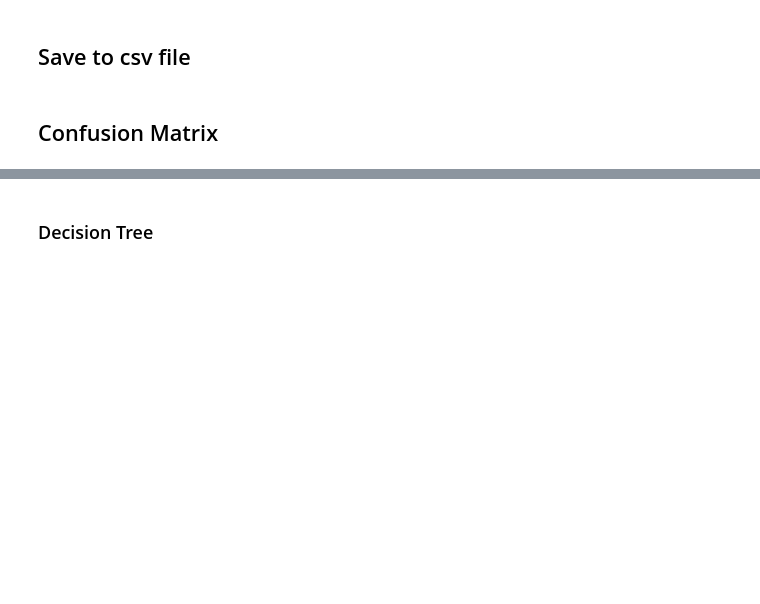
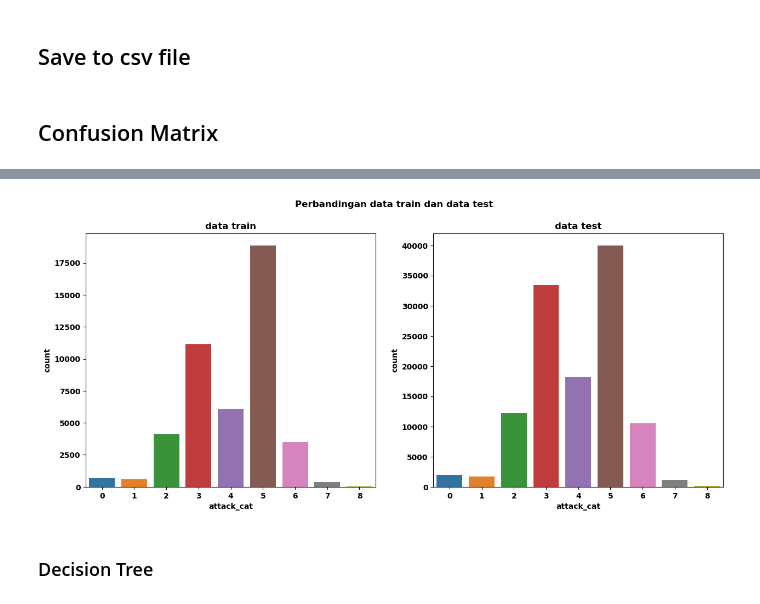
Before and after one commit to rajasa13/Data-Science, a Jupyter notebook: Notebook/UNSW-NB15/Imbalanced/encode_imbalanced_unswnb15.ipynb, the cells around one changed output, grey strips where cells are left out. Drawn from its saved outputs; the diff is of its cells as text; code cells hidden in the pictures; blank space fills up the shorter version.

```diff
--- a/Notebook/UNSW-NB15/Imbalanced/encode_imbalanced_unswnb15.ipynb
+++ b/Notebook/UNSW-NB15/Imbalanced/encode_imbalanced_unswnb15.ipynb
@@ -608,0 +655,10 @@ sorted_result.to_csv('encode_imbalanced_unswnb15_result.csv')
+# %%
+fig, (axes) = plt.subplots(1, 2, figsize=(15, 6))
+fig.suptitle('Perbandingan data train dan data test')
+sns.countplot(data=data_train_attack, x='attack_cat', ax=axes[0])
+axes[0].set_title('data train')
+sns.countplot(data=data_test_attack, x='attack_cat', ax=axes[1])
+axes[1].set_title('data test')
+plt.show()
+# %% [output]
+[figure, added]
```
Also changed, not shown: parts of 31 cells of this notebook, 1 other file.
